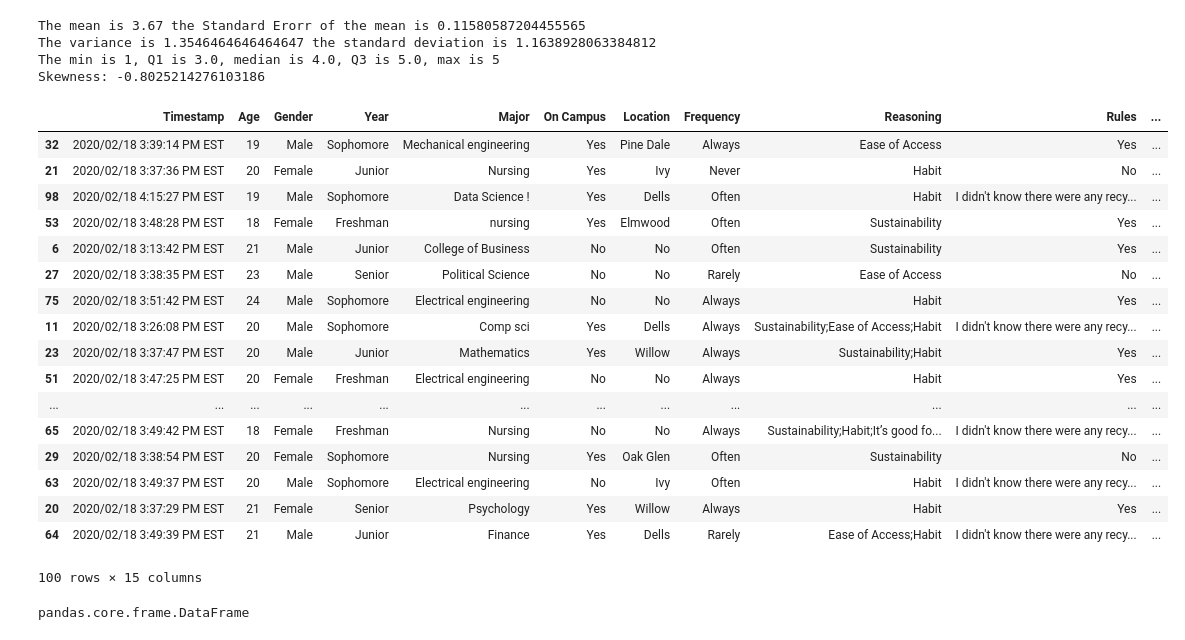
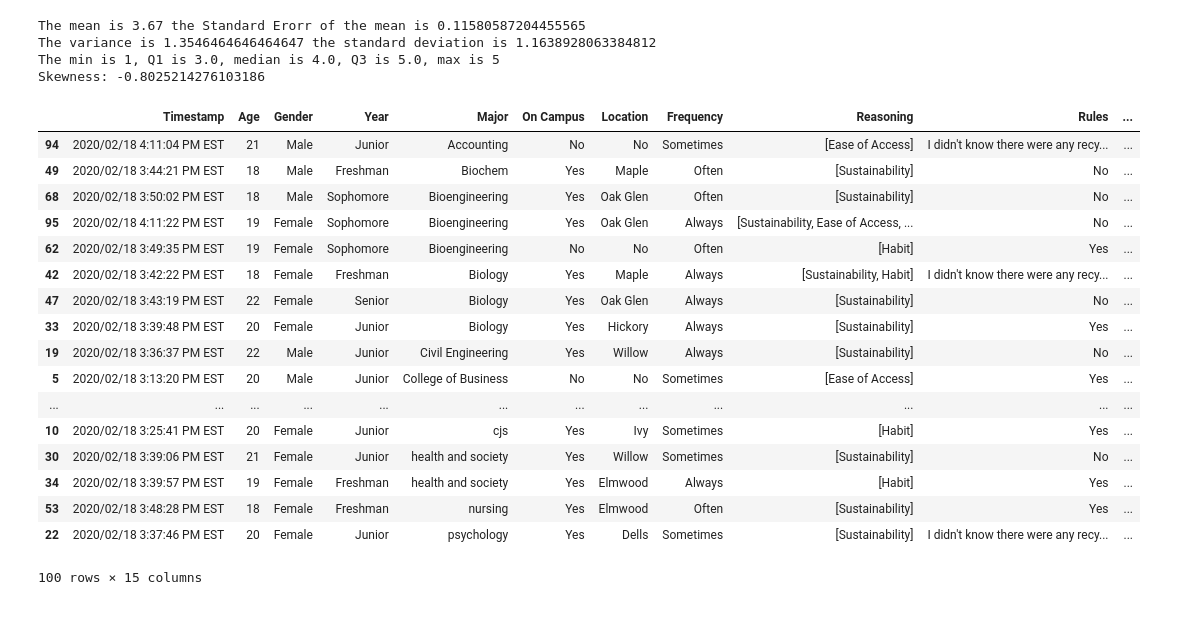
Before and after one commit to aalmeida9/362Project1, a Jupyter notebook: main.ipynb, the cells around one changed output. Cells and saved outputs as stored; diff of their text form; code cells hidden in the pictures.

```diff
--- a/main.ipynb
+++ b/main.ipynb
@@ -85,32 +64,23 @@ Skewness: -0.8025214276103186
 # %%
 #Sorting entries (potential group of interest could be people with low habits, majority of people had high schore for habits)
 
-df.sort_values('Habits', ascending=True)
+df.sort_values('Major', ascending=True)
 # %% [output]
 |  | Timestamp | Age | Gender | Year | Major | On Campus | Location | Frequency | Reasoning | Rules | ... |
-| 32 | 2020/02/18 3:39:14 PM EST | 19 | Male | Sophomore | Mechanical engineering | Yes | Pine Dale | Always | Ease of Access | Yes | ... |
-| 21 | 2020/02/18 3:37:36 PM EST | 20 | Female | Junior | Nursing | Yes | Ivy | Never | Habit | No | ... |
-| 98 | 2020/02/18 4:15:27 PM EST | 19 | Male | Sophomore | Data Science ! | Yes | Dells | Often | Habit | I didn't know there were any recy... | ... |
-| 53 | 2020/02/18 3:48:28 PM EST | 18 | Female | Freshman | nursing | Yes | Elmwood | Often | Sustainability | Yes | ... |
-| 6 | 2020/02/18 3:13:42 PM EST | 21 | Male | Junior | College of Business | No | No | Often | Sustainability | Yes | ... |
-| 27 | 2020/02/18 3:38:35 PM EST | 23 | Male | Senior | Political Science | No | No | Rarely | Ease of Access | No | ... |
-| 75 | 2020/02/18 3:51:42 PM EST | 24 | Male | Sophomore | Electrical engineering | No | No | Always | Habit | Yes | ... |
-| 11 | 2020/02/18 3:26:08 PM EST | 20 | Male | Sophomore | Comp sci | Yes | Dells | Always | Sustainability;Ease of Access;Habit | I didn't know there were any recy... | ... |
-| 23 | 2020/02/18 3:37:47 PM EST | 20 | Male | Junior | Mathematics | Yes | Willow | Always | Sustainability;Habit | Yes | ... |
-| 51 | 2020/02/18 3:47:25 PM EST | 20 | Female | Freshman | Electrical engineering | No | No | Always | Habit | Yes | ... |
+| 94 | 2020/02/18 4:11:04 PM EST | 21 | Male | Junior | Accounting | No | No | Sometimes | [Ease of Access] | I didn't know there were any recy... | ... |
+| 49 | 2020/02/18 3:44:21 PM EST | 18 | Male | Freshman | Biochem | Yes | Maple | Often | [Sustainability] | No | ... |
+| 68 | 2020/02/18 3:50:02 PM EST | 18 | Male | Sophomore | Bioengineering | Yes | Oak Glen | Often | [Sustainability] | No | ... |
+| 95 | 2020/02/18 4:11:22 PM EST | 19 | Female | Sophomore | Bioengineering | Yes | Oak Glen | Always | [Sustainability, Ease of Access, ... | No | ... |
+| 62 | 2020/02/18 3:49:35 PM EST | 19 | Female | Sophomore | Bioengineering | No | No | Often | [Habit] | Yes | ... |
+| 42 | 2020/02/18 3:42:22 PM EST | 18 | Female | Freshman | Biology | Yes | Maple | Always | [Sustainability, Habit] | I didn't know there were any recy... | ... |
+| 47 | 2020/02/18 3:43:19 PM EST | 22 | Female | Senior | Biology | Yes | Oak Glen | Always | [Sustainability] | No | ... |
+| 33 | 2020/02/18 3:39:48 PM EST | 20 | Female | Junior | Biology | Yes | Hickory | Always | [Sustainability] | Yes | ... |
+| 19 | 2020/02/18 3:36:37 PM EST | 22 | Male | Junior | Civil Engineering | Yes | Willow | Always | [Sustainability] | No | ... |
+| 5 | 2020/02/18 3:13:20 PM EST | 20 | Male | Junior | College of Business | No | No | Sometimes | [Ease of Access] | Yes | ... |
 | ... | ... | ... | ... | ... | ... | ... | ... | ... | ... | ... | ... |
-| 65 | 2020/02/18 3:49:42 PM EST | 18 | Female | Freshman | Nursing | No | No | Always | Sustainability;Habit;It’s good fo... | I didn't know there were any recy... | ... |
-| 29 | 2020/02/18 3:38:54 PM EST | 20 | Female | Sophomore | Nursing | Yes | Oak Glen | Often | Sustainability | No | ... |
-| 63 | 2020/02/18 3:49:37 PM EST | 20 | Male | Sophomore | Electrical engineering | No | Ivy | Often | Habit | I didn't know there were any recy... | ... |
-| 20 | 2020/02/18 3:37:29 PM EST | 21 | Female | Senior | Psychology | Yes | Willow | Always | Habit | Yes | ... |
-| 64 | 2020/02/18 3:49:39 PM EST | 21 | Male | Junior | Finance | Yes | Dells | Rarely | Ease of Access;Habit | I didn't know there were any recy... | ... |
+| 10 | 2020/02/18 3:25:41 PM EST | 20 | Female | Junior | cjs | Yes | Ivy | Sometimes | [Habit] | Yes | ... |
+| 30 | 2020/02/18 3:39:06 PM EST | 21 | Female | Junior | health and society | Yes | Willow | Sometimes | [Sustainability] | No | ... |
+| 34 | 2020/02/18 3:39:57 PM EST | 19 | Female | Freshman | health and society | Yes | Elmwood | Always | [Habit] | Yes | ... |
+| 53 | 2020/02/18 3:48:28 PM EST | 18 | Female | Freshman | nursing | Yes | Elmwood | Often | [Sustainability] | Yes | ... |
+| 22 | 2020/02/18 3:37:46 PM EST | 20 | Female | Junior | psychology | Yes | Dells | Sometimes | [Sustainability] | I didn't know there were any recy... | ... |
 100 rows × 15 columns
-# %%
-#Splitting strings into arrays
-
-df['Reasoning'] = df['Reasoning'].str.split(";", expand = False)
-df['Items'] = df['Items'].str.split(";", expand = False)
-#df['Why do you recycle?']
-#type(df)
-# %% [output]
-pandas.core.frame.DataFrame
```
Also changed, not shown: parts of 3 cells of this notebook.
